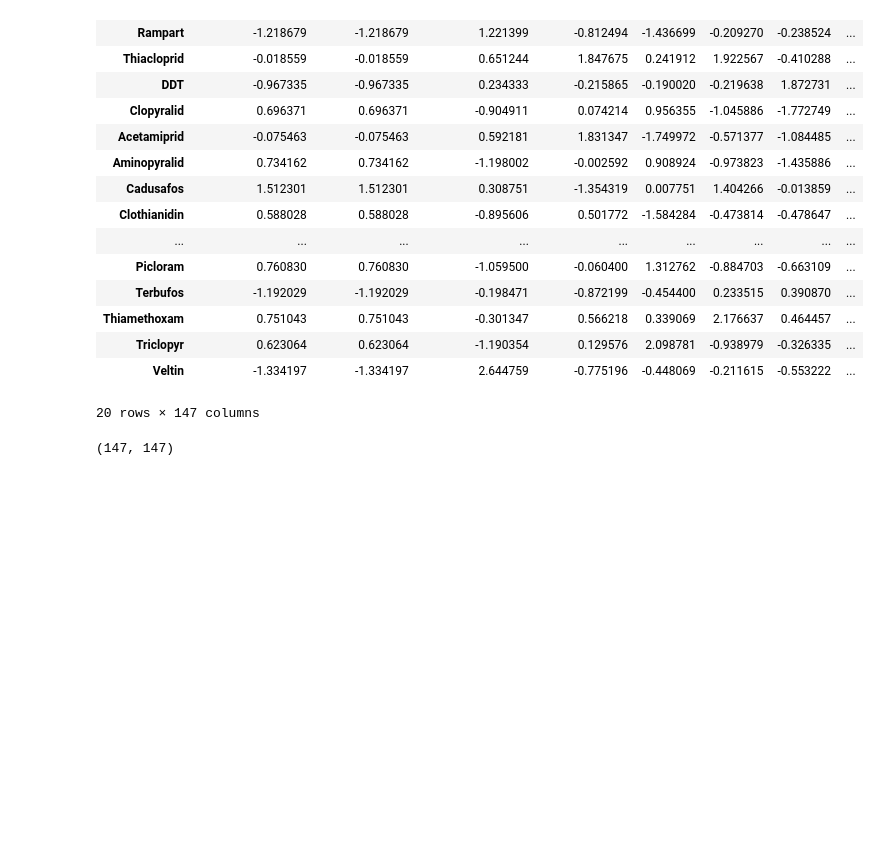
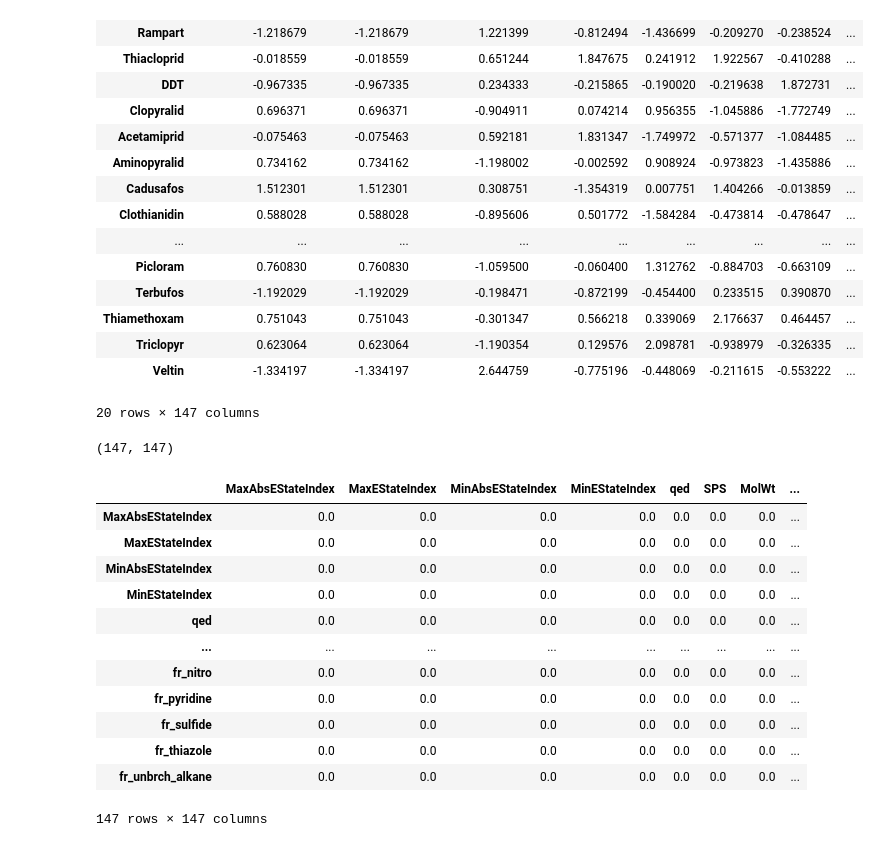
Before and after one commit to Kubabob/chemical-data-explorer, a Jupyter notebook: PCA/pca.ipynb, the cells around one changed output. Saved outputs shown, nothing was run; the diff lists cells and outputs as text; code cells hidden in the pictures; blank space fills up the shorter version.

```diff
--- a/PCA/pca.ipynb
+++ b/PCA/pca.ipynb
@@ -30,6 +31,22 @@ cor_matrix = pd.DataFrame(np.zeros((AS.shape[1], AS.shape[1])), index=AS.columns
 cor_matrix.shape
 # %% [output]
 (147, 147)
+# %%
+cor_matrix
+# %% [output]
+|  | MaxAbsEStateIndex | MaxEStateIndex | MinAbsEStateIndex | MinEStateIndex | qed | SPS | MolWt | ... |
+| MaxAbsEStateIndex | 0.0 | 0.0 | 0.0 | 0.0 | 0.0 | 0.0 | 0.0 | ... |
+| MaxEStateIndex | 0.0 | 0.0 | 0.0 | 0.0 | 0.0 | 0.0 | 0.0 | ... |
+| MinAbsEStateIndex | 0.0 | 0.0 | 0.0 | 0.0 | 0.0 | 0.0 | 0.0 | ... |
+| MinEStateIndex | 0.0 | 0.0 | 0.0 | 0.0 | 0.0 | 0.0 | 0.0 | ... |
+| qed | 0.0 | 0.0 | 0.0 | 0.0 | 0.0 | 0.0 | 0.0 | ... |
+| ... | ... | ... | ... | ... | ... | ... | ... | ... |
+| fr_nitro | 0.0 | 0.0 | 0.0 | 0.0 | 0.0 | 0.0 | 0.0 | ... |
+| fr_pyridine | 0.0 | 0.0 | 0.0 | 0.0 | 0.0 | 0.0 | 0.0 | ... |
+| fr_sulfide | 0.0 | 0.0 | 0.0 | 0.0 | 0.0 | 0.0 | 0.0 | ... |
+| fr_thiazole | 0.0 | 0.0 | 0.0 | 0.0 | 0.0 | 0.0 | 0.0 | ... |
+| fr_unbrch_alkane | 0.0 | 0.0 | 0.0 | 0.0 | 0.0 | 0.0 | 0.0 | ... |
+147 rows × 147 columns
 # %%
 def cov(X, Y):
     return (np.sum((X-X.mean())*(Y-Y.mean())))/(len(X)-1)
```
Also changed, not shown: parts of 21 cells of this notebook, 2 other files.
